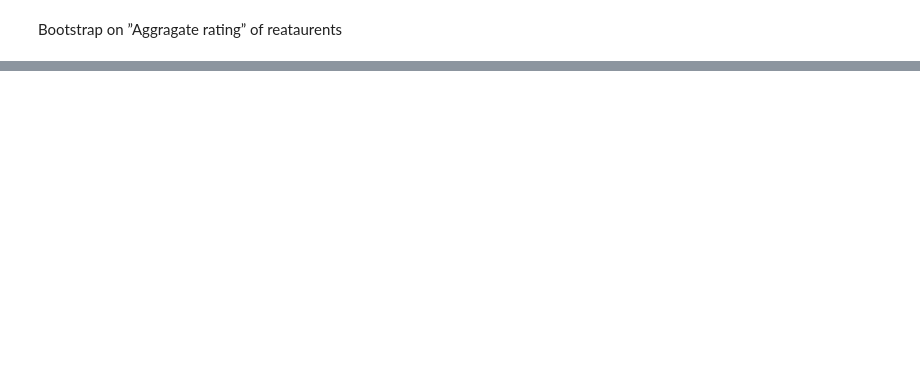
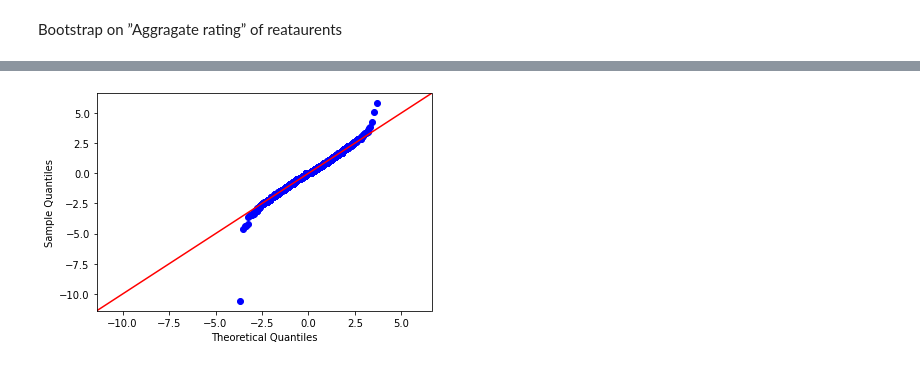
Before and after one commit to kapilkumar2001/restaurents_data_analysis_and_visualization, a Jupyter notebook: Project_201951079_201951060.ipynb, the cells around one changed output, grey strips where cells are left out. Cells and saved outputs as stored; diff of their text form; code cells hidden in the pictures; blank space fills up the shorter version.

```diff
--- a/Project_201951079_201951060.ipynb
+++ b/Project_201951079_201951060.ipynb
@@ -566,0 +577,5 @@ Upper level : 128.39666666666668
+# %%
+sm.qqplot(restaurents_data_average_cost_for_two, line ='45')
+py.show()
+# %% [output]
+[figure, added]
```
Also changed, not shown: parts of 11 cells of this notebook.
